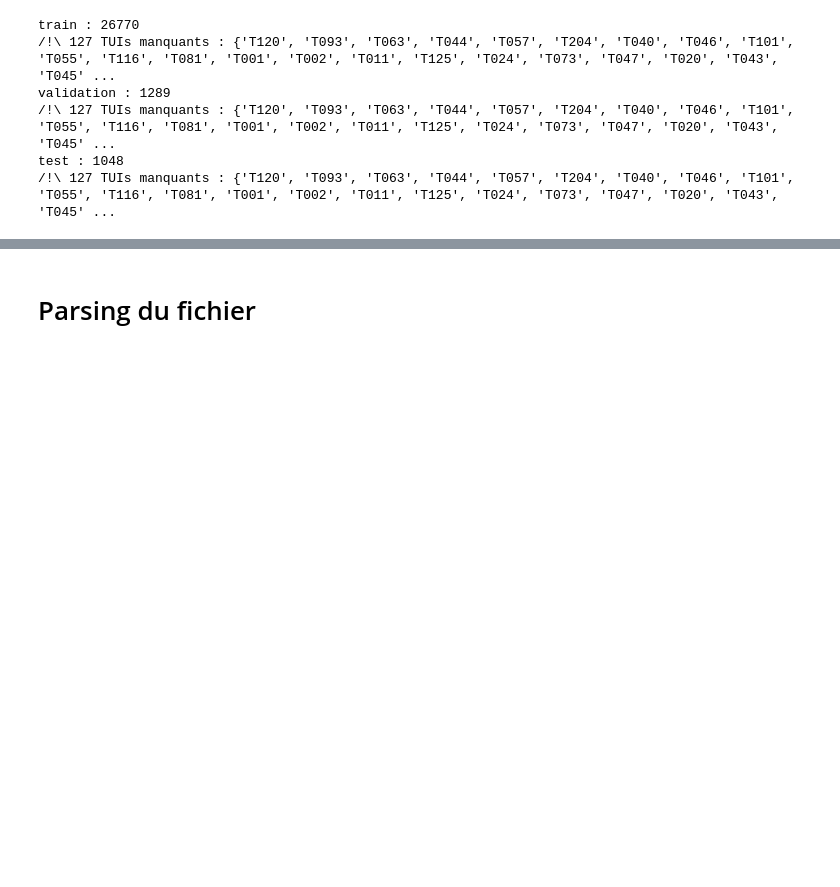
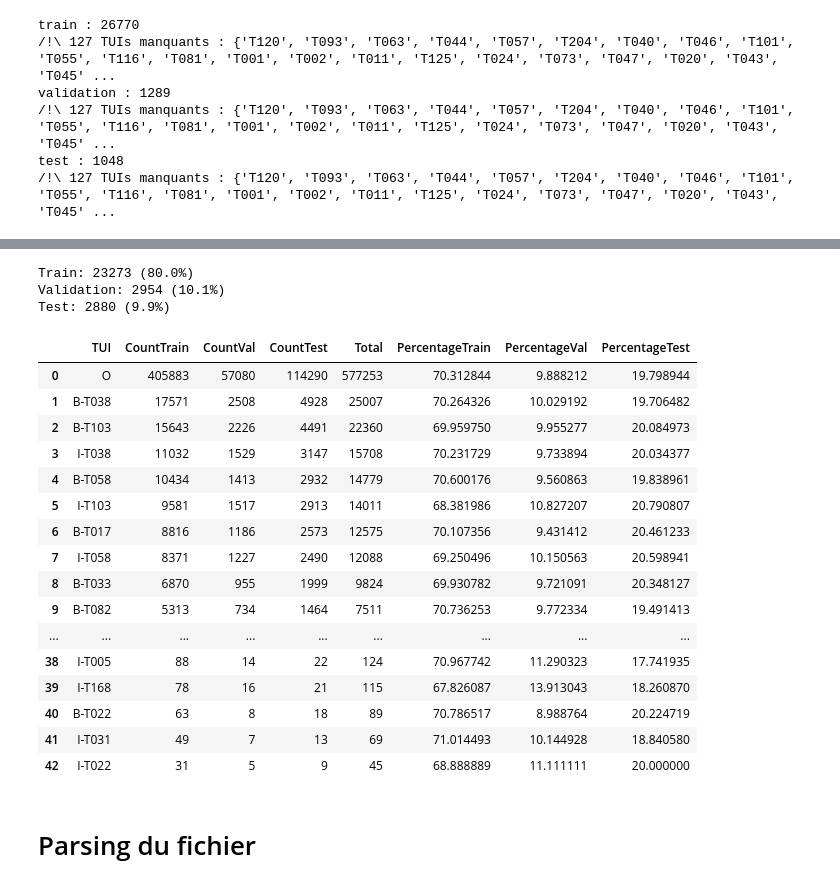
Before and after one commit to Nicolassalvan/mti881-projet2, a Jupyter notebook: analyse.ipynb, the cells around one changed output, grey strips where cells are left out. Saved outputs shown, nothing was run; the diff lists cells and outputs as text; code cells hidden in the pictures; blank space fills up the shorter version.

```diff
--- a/analyse.ipynb
+++ b/analyse.ipynb
@@ -142,0 +318,3 @@ test : 1048
+# %%
+
+train_dataset, val_dataset, test_dataset = new_dataset['train'], new_dataset['validation'], new_dataset['test']
@@ -143,3 +394,69 @@ test : 1048
+# %%
+
+# Vérification des tailles
+print(f"Train: {len(train_dataset)} ({len(train_dataset)/len(combined):.1%})")
+print(f"Validation: {len(val_dataset)} ({len(val_dataset)/len(combined):.1%})")
+print(f"Test: {len(test_dataset)} ({len(test_dataset)/len(combined):.1%})")
+# %% [output]
+Train: 23273 (80.0%)
+Validation: 2954 (10.1%)
+Test: 2880 (9.9%)
+# %%
+# Import de counter
+from collections import Counter
+def get_tui_distribution(dataset):
+    """Calculer la distribution des TUIs dans le dataset"""
+    tui_counter = Counter()
+    for example in dataset:
+        tui_counter.update(example['ner_tags'])
+    return tui_counter
+
+
+
+# Calculer les distributions
+train_dist = get_tui_distribution(train_dataset)
+val_dist = get_tui_distribution(val_dataset)
+test_dist = get_tui_distribution(test_dataset)
+# %%
+# Trier les distributions
+train_dist = dict(sorted(train_dist.items(), key=lambda item: item[1], reverse=True))
+val_dist = dict(sorted(val_dist.items(), key=lambda item: item[1], reverse=True))
+test_dist = dict(sorted(test_dist.items(), key=lambda item: item[1], reverse=True))
+
+# Créer un DataFrame pour la visualisation
+train_df = pd.DataFrame(list(train_dist.items()), columns=['TUI', 'CountTrain'])
+val_df = pd.DataFrame(list(val_dist.items()), columns=['TUI', 'CountVal'])
+test_df = pd.DataFrame(list(test_dist.items()), columns=['TUI', 'CountTest'])
+# Fusionner les DataFrames
+merged_df = pd.merge(train_df, val_df, on='TUI', how='outer')
+merged_df = pd.merge(merged_df, test_df, on='TUI', how='outer')
+
+# Ajouter une colonne pour le pourcentage
+merged_df['Total'] = merged_df[['CountTrain', 'CountVal', 'CountTest']].sum(axis=1)
+merged_df['PercentageTrain'] = (merged_df['CountTrain'] / merged_df['Total']) * 100
+merged_df['PercentageVal'] = (merged_df['CountVal'] / merged_df['Total']) * 100
+merged_df['PercentageTest'] = (merged_df['CountTest'] / merged_df['Total']) * 100
+# %%
+merged_df.to_csv('tui_distribution.csv', index=False)
+merged_df
+# %% [output]
+|  | TUI | CountTrain | CountVal | CountTest | Total | PercentageTrain | PercentageVal | PercentageTest |
+| 0 | O | 405883 | 57080 | 114290 | 577253 | 70.312844 | 9.888212 | 19.798944 |
+| 1 | B-T038 | 17571 | 2508 | 4928 | 25007 | 70.264326 | 10.029192 | 19.706482 |
+| 2 | B-T103 | 15643 | 2226 | 4491 | 22360 | 69.959750 | 9.955277 | 20.084973 |
+| 3 | I-T038 | 11032 | 1529 | 3147 | 15708 | 70.231729 | 9.733894 | 20.034377 |
+| 4 | B-T058 | 10434 | 1413 | 2932 | 14779 | 70.600176 | 9.560863 | 19.838961 |
+| 5 | I-T103 | 9581 | 1517 | 2913 | 14011 | 68.381986 | 10.827207 | 20.790807 |
+| 6 | B-T017 | 8816 | 1186 | 2573 | 12575 | 70.107356 | 9.431412 | 20.461233 |
+| 7 | I-T058 | 8371 | 1227 | 2490 | 12088 | 69.250496 | 10.150563 | 20.598941 |
+| 8 | B-T033 | 6870 | 955 | 1999 | 9824 | 69.930782 | 9.721091 | 20.348127 |
+| 9 | B-T082 | 5313 | 734 | 1464 | 7511 | 70.736253 | 9.772334 | 19.491413 |
+| ... | ... | ... | ... | ... | ... | ... | ... | ... |
+| 38 | I-T005 | 88 | 14 | 22 | 124 | 70.967742 | 11.290323 | 17.741935 |
+| 39 | I-T168 | 78 | 16 | 21 | 115 | 67.826087 | 13.913043 | 18.260870 |
+| 40 | B-T022 | 63 | 8 | 18 | 89 | 70.786517 | 8.988764 | 20.224719 |
+| 41 | I-T031 | 49 | 7 | 13 | 69 | 71.014493 | 10.144928 | 18.840580 |
+| 42 | I-T022 | 31 | 5 | 9 | 45 | 68.888889 | 11.111111 | 20.000000 |
 # %% [markdown]
 # Parsing du fichier
 # %% [markdown]
```
Also changed, not shown: parts of 11 cells of this notebook, 1 other file.
